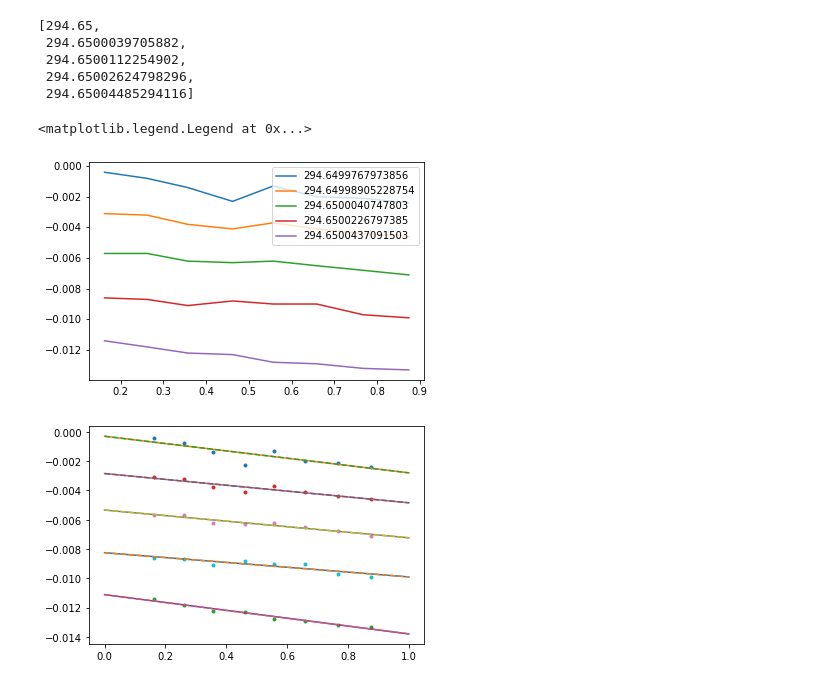
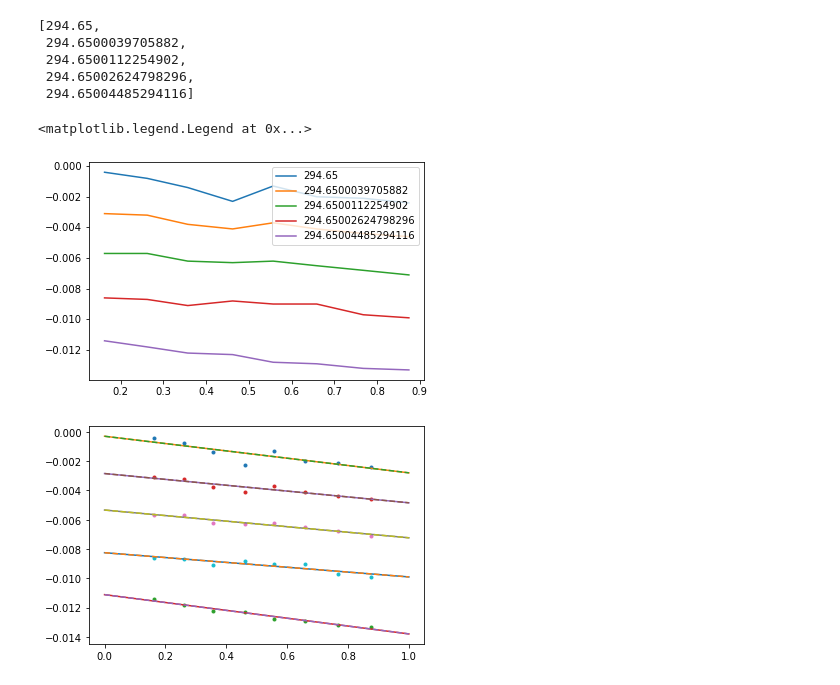
Before and after one commit to Raiziel/Experimental-Physics-Python-Projects, a Jupyter notebook: Hall Effect.ipynb, the cells around one changed output. Cells and saved outputs as stored; diff of their text form; code cells hidden in the pictures.

```diff
--- a/Hall Effect.ipynb
+++ b/Hall Effect.ipynb
@@ -143,15 +143,15 @@ V_H5=[VH1[4],VH2[4],VH3[4],VH4[4],VH5[4],VH6[4],VH7[4],VH8[4]]
 
 B=[0.162,0.262,0.357,0.462,0.557,0.659,0.768,0.875]
 # %%
-plt.plot(B,V_H1,label=T2)
-plt.plot(B,V_H2,label=T3)
-plt.plot(B,V_H3,label=T4)
-plt.plot(B,V_H4,label=T5)
-plt.plot(B,V_H5,label=T6)
+plt.plot(B,V_H1,label=T1)
+plt.plot(B,V_H2,label=T2)
+plt.plot(B,V_H3,label=T3)
+plt.plot(B,V_H4,label=T4)
+plt.plot(B,V_H5,label=T5)
 plt.legend()
 # %% [output]
 <matplotlib.legend.Legend at 0x...>
-[figure, old version]
+[figure, new version]
 # %%
 x1 = np.array(B)
 y1 = np.array(V_H1)
```
Also changed, not shown: parts of 2 cells of this notebook.
